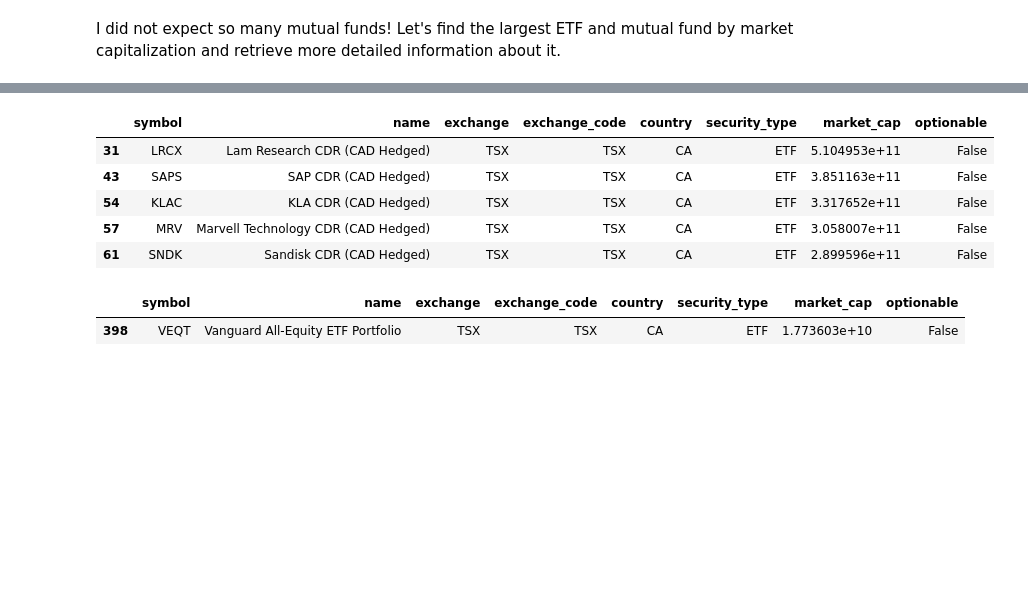
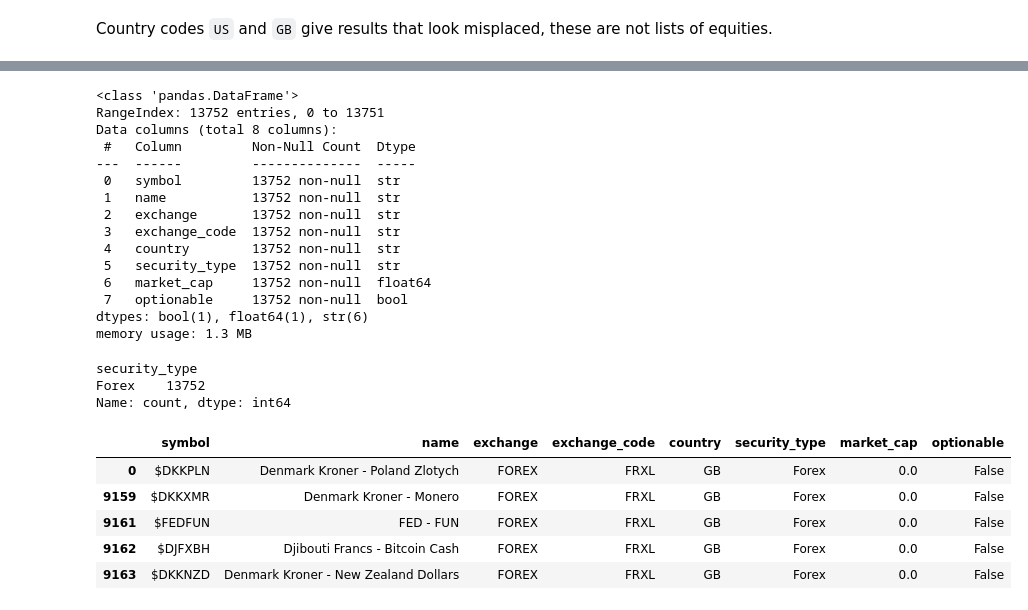
Before and after one commit to apetre/show-your-work, a Jupyter notebook: Choosing_an_ETF.ipynb, the cells around one changed output, grey strips where cells are left out. Drawn from its saved outputs; the diff is of its cells as text; code cells hidden in the pictures; blank space fills up the shorter version.

```diff
--- a/Choosing_an_ETF.ipynb
+++ b/Choosing_an_ETF.ipynb
@@ -69,7 +389,9 @@ Name: count, dtype: int64
 # %% [markdown]
-I did not expect so many mutual funds! Let's find the largest ETF and mutual fund by market capitalization and retrieve more detailed information about it.
+Country codes `US` and `GB` give results that look misplaced, these are not lists of equities.
 # %%
-display(tmx_funds_CA[tmx_funds_CA['security_type'].isin(['Mutual Fund'])].sort_values(by=['market_cap','symbol'],ascending=False).head(5))
-display(tmx_funds_CA[tmx_funds_CA['security_type'].isin(['ETF'])].sort_values(by=['market_cap','symbol'],ascending=False).head(5))
+tmx_funds_US
+tmx_funds_GB.info()
+tmx_funds_GB['security_type'].value_counts()
+tmx_funds_GB.sort_values(by=['market_cap'],ascending=False).head(5)
 # %% [output]
 |  | symbol | name | exchange | exchange_code | country | security_type | market_cap | optionable |
@@ -81,11 +402,24 @@ display(tmx_funds_CA[tmx_funds_CA['security_type'].isin(['ETF'])].sort_values(by
+<class 'pandas.DataFrame'>
+RangeIndex: 13752 entries, 0 to 13751
+Data columns (total 8 columns):
+ #   Column         Non-Null Count  Dtype
+---  ------         --------------  -----
+ 0   symbol         13752 non-null  str
+ 1   name           13752 non-null  str
+ 2   exchange       13752 non-null  str
+ 3   exchange_code  13752 non-null  str
+ 4   country        13752 non-null  str
+ 5   security_type  13752 non-null  str
+ 6   market_cap     13752 non-null  float64
+ 7   optionable     13752 non-null  bool
+dtypes: bool(1), float64(1), str(6)
+memory usage: 1.3 MB
+security_type
+Forex    13752
+Name: count, dtype: int64
 |  | symbol | name | exchange | exchange_code | country | security_type | market_cap | optionable |
-| 31 | LRCX | Lam Research CDR (CAD Hedged) | TSX | TSX | CA | ETF | 5.104953e+11 | False |
-| 43 | SAPS | SAP CDR (CAD Hedged) | TSX | TSX | CA | ETF | 3.851163e+11 | False |
-| 54 | KLAC | KLA CDR (CAD Hedged) | TSX | TSX | CA | ETF | 3.317652e+11 | False |
-| 57 | MRV | Marvell Technology CDR (CAD Hedged) | TSX | TSX | CA | ETF | 3.058007e+11 | False |
-| 61 | SNDK | Sandisk CDR (CAD Hedged) | TSX | TSX | CA | ETF | 2.899596e+11 | False |
+| 0 | $DKKPLN | Denmark Kroner - Poland Zlotych | FOREX | FRXL | GB | Forex | 0.0 | False |
+| 9159 | $DKKXMR | Denmark Kroner - Monero | FOREX | FRXL | GB | Forex | 0.0 | False |
+| 9161 | $FEDFUN | FED - FUN | FOREX | FRXL | GB | Forex | 0.0 | False |
+| 9162 | $DJFXBH | Djibouti Francs - Bitcoin Cash | FOREX | FRXL | GB | Forex | 0.0 | False |
+| 9163 | $DKKNZD | Denmark Kroner - New Zealand Dollars | FOREX | FRXL | GB | Forex | 0.0 | False |
-# %%
-display(tmx_funds_CA[tmx_funds_CA['symbol'].isin(['VEQT'])].sort_values(by=['market_cap','symbol'],ascending=False).head(5))
-# %% [output]
-|  | symbol | name | exchange | exchange_code | country | security_type | market_cap | optionable |
-| 398 | VEQT | Vanguard All-Equity ETF Portfolio | TSX | TSX | CA | ETF | 1.773603e+10 | False |
```
Also changed, not shown: parts of 50 cells of this notebook.
